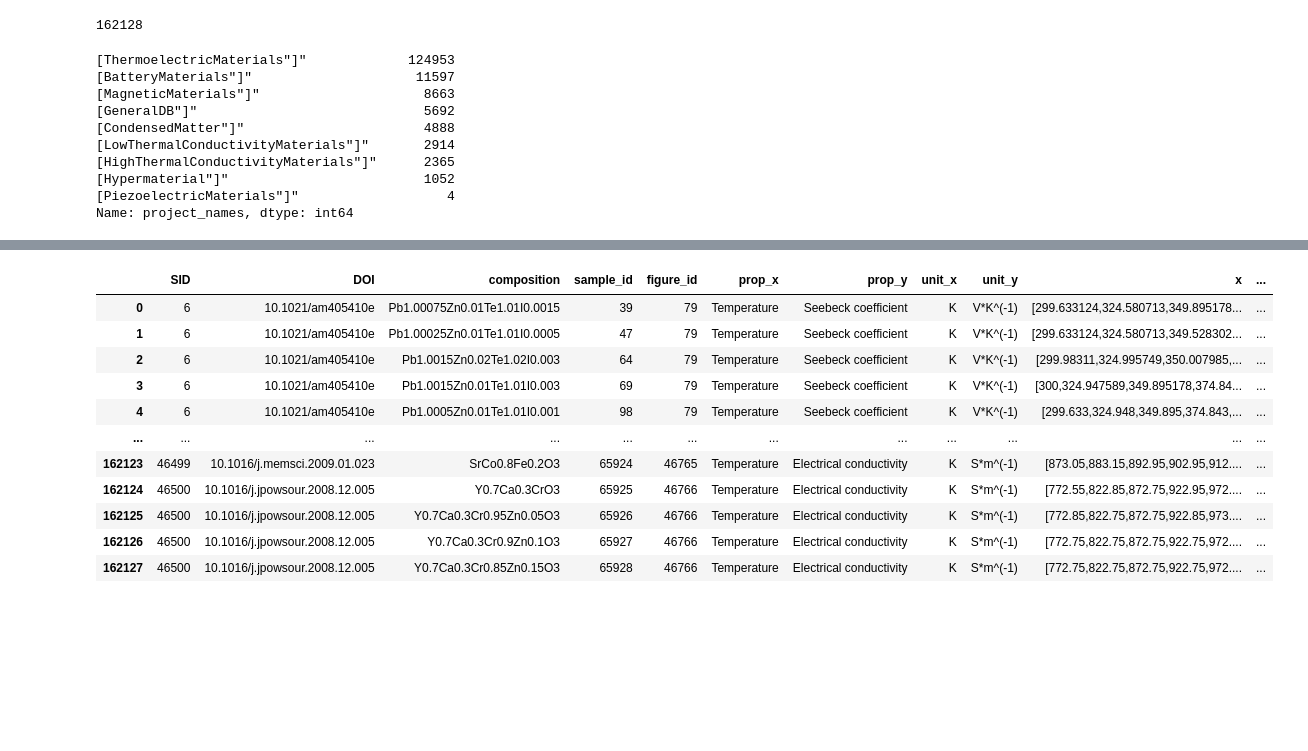
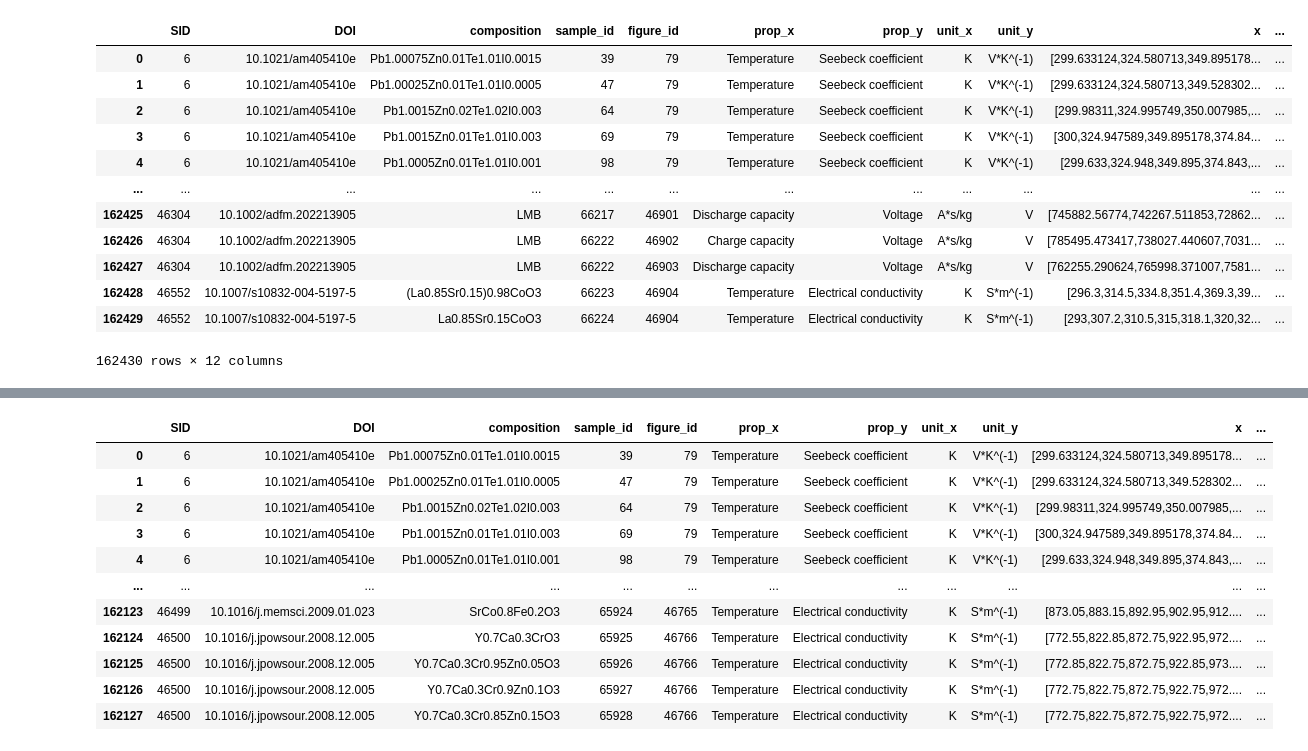
Before and after one commit to starrydata/starrydata-data-builder, a Jupyter notebook: notebook/all_curves.ipynb, the cells around one changed output, grey strips where cells are left out. Saved outputs shown, nothing was run; the diff lists cells and outputs as text; code cells hidden in the pictures; blank space fills up the shorter version.

```diff
--- a/notebook/all_curves.ipynb
+++ b/notebook/all_curves.ipynb
@@ -7,21 +7,20 @@ import pandas as pd
 from tqdm import tqdm
 import numpy as np
 # %%
-df = pd.read_csv("../data/raw/all_curves.csv")
+df = pd.read_csv("/Users/matotomoya/Documents/all_data_230605/csv/all_curves.csv")
 # %%
-df.shape[0]
+df
 # %% [output]
+|  | SID | DOI | composition | sample_id | figure_id | prop_x | prop_y | unit_x | unit_y | x | ... |
+| 0 | 6 | 10.1021/am405410e | Pb1.00075Zn0.01Te1.01I0.0015 | 39 | 79 | Temperature | Seebeck coefficient | K | V*K^(-1) | [299.633124,324.580713,349.895178... | ... |
+| 1 | 6 | 10.1021/am405410e | Pb1.00025Zn0.01Te1.01I0.0005 | 47 | 79 | Temperature | Seebeck coefficient | K | V*K^(-1) | [299.633124,324.580713,349.528302... | ... |
+| 2 | 6 | 10.1021/am405410e | Pb1.0015Zn0.02Te1.02I0.003 | 64 | 79 | Temperature | Seebeck coefficient | K | V*K^(-1) | [299.98311,324.995749,350.007985,... | ... |
+| 3 | 6 | 10.1021/am405410e | Pb1.0015Zn0.01Te1.01I0.003 | 69 | 79 | Temperature | Seebeck coefficient | K | V*K^(-1) | [300,324.947589,349.895178,374.84... | ... |
+| 4 | 6 | 10.1021/am405410e | Pb1.0005Zn0.01Te1.01I0.001 | 98 | 79 | Temperature | Seebeck coefficient | K | V*K^(-1) | [299.633,324.948,349.895,374.843,... | ... |
+| ... | ... | ... | ... | ... | ... | ... | ... | ... | ... | ... | ... |
+| 162425 | 46304 | 10.1002/adfm.202213905 | LMB | 66217 | 46901 | Discharge capacity | Voltage | A*s/kg | V | [745882.56774,742267.511853,72862... | ... |
+| 162426 | 46304 | 10.1002/adfm.202213905 | LMB | 66222 | 46902 | Charge capacity | Voltage | A*s/kg | V | [785495.473417,738027.440607,7031... | ... |
+| 162427 | 46304 | 10.1002/adfm.202213905 | LMB | 66222 | 46903 | Discharge capacity | Voltage | A*s/kg | V | [762255.290624,765998.371007,7581... | ... |
+| 162428 | 46552 | 10.1007/s10832-004-5197-5 | (La0.85Sr0.15)0.98CoO3 | 66223 | 46904 | Temperature | Electrical conductivity | K | S*m^(-1) | [296.3,314.5,334.8,351.4,369.3,39... | ... |
+| 162429 | 46552 | 10.1007/s10832-004-5197-5 | La0.85Sr0.15CoO3 | 66224 | 46904 | Temperature | Electrical conductivity | K | S*m^(-1) | [293,307.2,310.5,315,318.1,320,32... | ... |
-162128
+162430 rows × 12 columns
-# %%
-df['project_names'].value_counts()
-# %% [output]
-[ThermoelectricMaterials"]"             124953
-[BatteryMaterials"]"                     11597
-[MagneticMaterials"]"                     8663
-[GeneralDB"]"                             5692
-[CondensedMatter"]"                       4888
-[LowThermalConductivityMaterials"]"       2914
-[HighThermalConductivityMaterials"]"      2365
-[Hypermaterial"]"                         1052
-[PiezoelectricMaterials"]"                   4
-Name: project_names, dtype: int64
```
Also changed, not shown: parts of 1 cell of this notebook, 3 other files.
